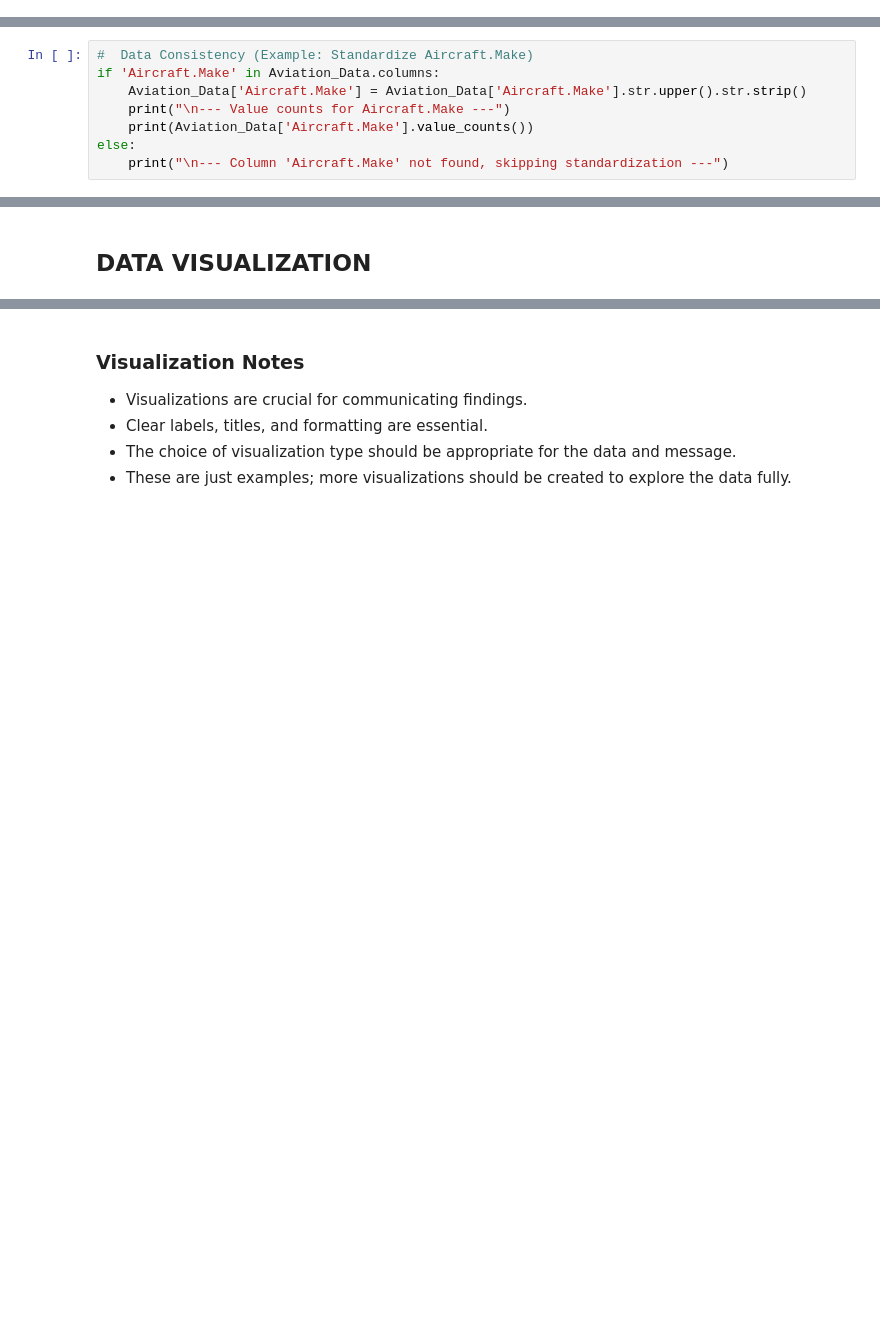
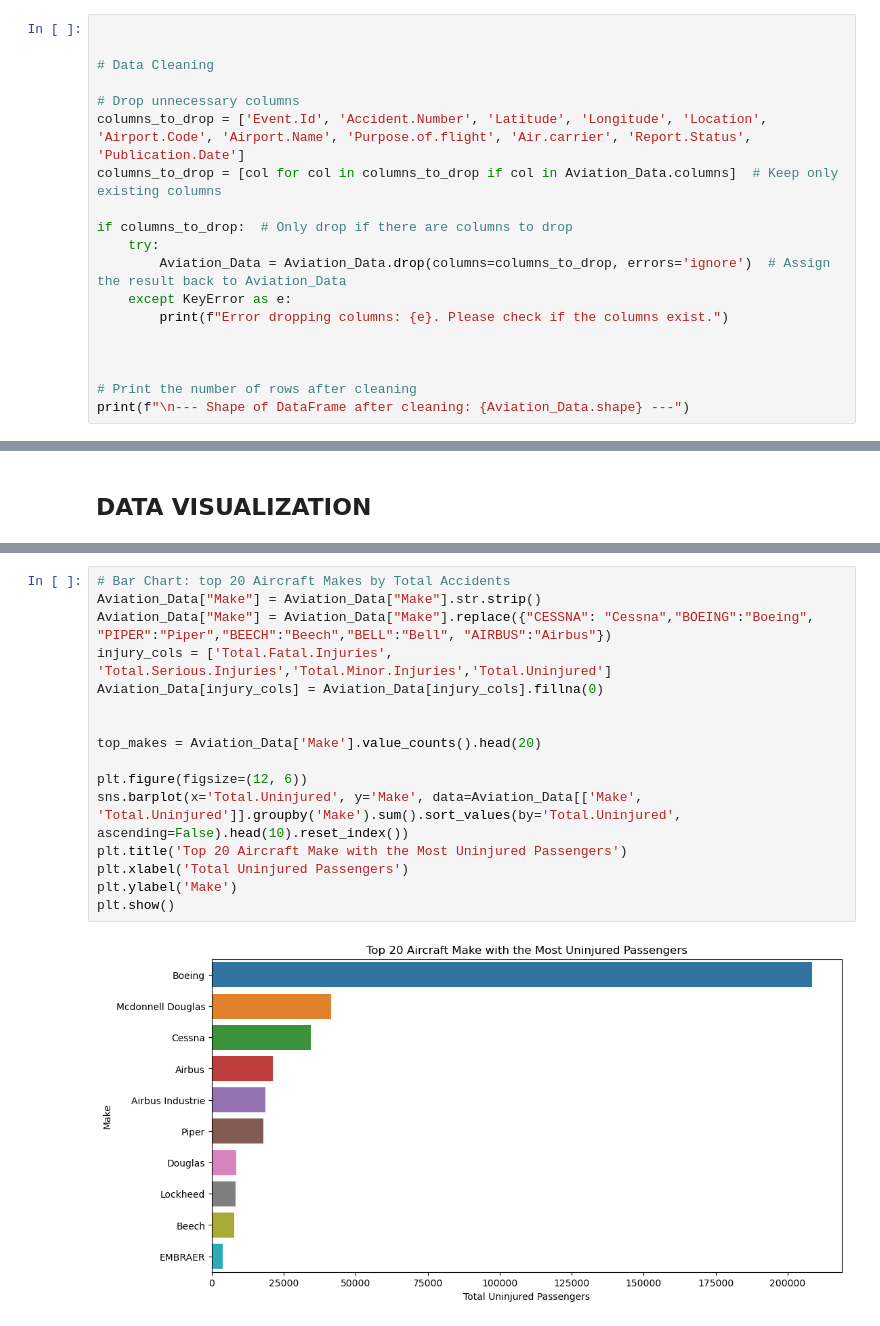
Before and after one commit to Tinah-91/dsc-phase-1-project-v3, a Jupyter notebook: student.ipynb, the cells around one changed output, grey strips where cells are left out. Saved outputs shown, nothing was run; the diff lists cells and outputs as text; blank space fills up the shorter version.

Commit message:
update graph data and recommendation

```diff
--- a/student.ipynb
+++ b/student.ipynb
@@ -151,0 +97,19 @@ memory usage: 21.4+ MB
+# %%
+
+
+# Data Cleaning
+
+# Drop unnecessary columns
+columns_to_drop = ['Event.Id', 'Accident.Number', 'Latitude', 'Longitude', 'Location', 'Airport.Code', 'Airport.Name', 'Purpose.of.flight', 'Air.carrier', 'Report.Status', 'Publication.Date']
+columns_to_drop = [col for col in columns_to_drop if col in Aviation_Data.columns]  # Keep only existing columns
+
+if columns_to_drop:  # Only drop if there are columns to drop
+    try:
+        Aviation_Data = Aviation_Data.drop(columns=columns_to_drop, errors='ignore')  # Assign the result back to Aviation_Data
+    except KeyError as e:
+        print(f"Error dropping columns: {e}. Please check if the columns exist.")
+
+
+
+# Print the number of rows after cleaning
+print(f"\n--- Shape of DataFrame after cleaning: {Aviation_Data.shape} ---")
@@ -300,8 +259,0 @@ Filtered Shape: (72535, 32)
-# %%
-#  Data Consistency (Example: Standardize Aircraft.Make)
-if 'Aircraft.Make' in Aviation_Data.columns:
-    Aviation_Data['Aircraft.Make'] = Aviation_Data['Aircraft.Make'].str.upper().str.strip()
-    print("\n--- Value counts for Aircraft.Make ---")
-    print(Aviation_Data['Aircraft.Make'].value_counts())
-else:
-    print("\n--- Column 'Aircraft.Make' not found, skipping standardization ---")
@@ -552,6 +364,19 @@ Name: count, dtype: int64
-# %% [markdown]
-### Visualization Notes
--  Visualizations are crucial for communicating findings.
--  Clear labels, titles, and formatting are essential.
--  The choice of visualization type should be appropriate for the data and message.
--  These are just examples; more visualizations should be created to explore the data fully.
+# %%
+# Bar Chart: top 20 Aircraft Makes by Total Accidents
+Aviation_Data["Make"] = Aviation_Data["Make"].str.strip()
+Aviation_Data["Make"] = Aviation_Data["Make"].replace({"CESSNA": "Cessna","BOEING":"Boeing",
+"PIPER":"Piper","BEECH":"Beech","BELL":"Bell", "AIRBUS":"Airbus"})
+injury_cols = ['Total.Fatal.Injuries', 'Total.Serious.Injuries','Total.Minor.Injuries','Total.Uninjured']
+Aviation_Data[injury_cols] = Aviation_Data[injury_cols].fillna(0)
+
+
+top_makes = Aviation_Data['Make'].value_counts().head(20)
+
+plt.figure(figsize=(12, 6))
+sns.barplot(x='Total.Uninjured', y='Make', data=Aviation_Data[['Make', 'Total.Uninjured']].groupby('Make').sum().sort_values(by='Total.Uninjured', ascending=False).head(10).reset_index())
+plt.title('Top 20 Aircraft Make with the Most Uninjured Passengers')
+plt.xlabel('Total Uninjured Passengers')
+plt.ylabel('Make')
+plt.show()
+# %% [output]
+[figure, added]
```
Also changed, not shown: parts of 26 cells of this notebook.
